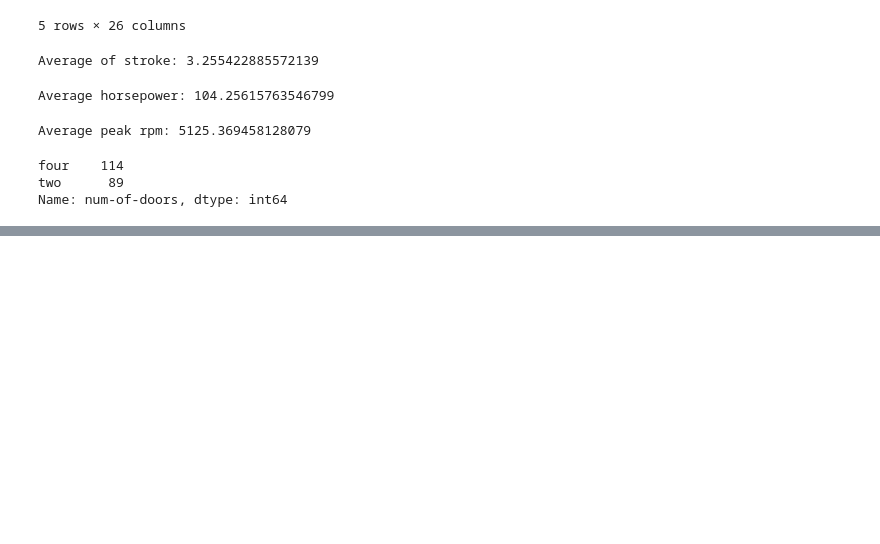
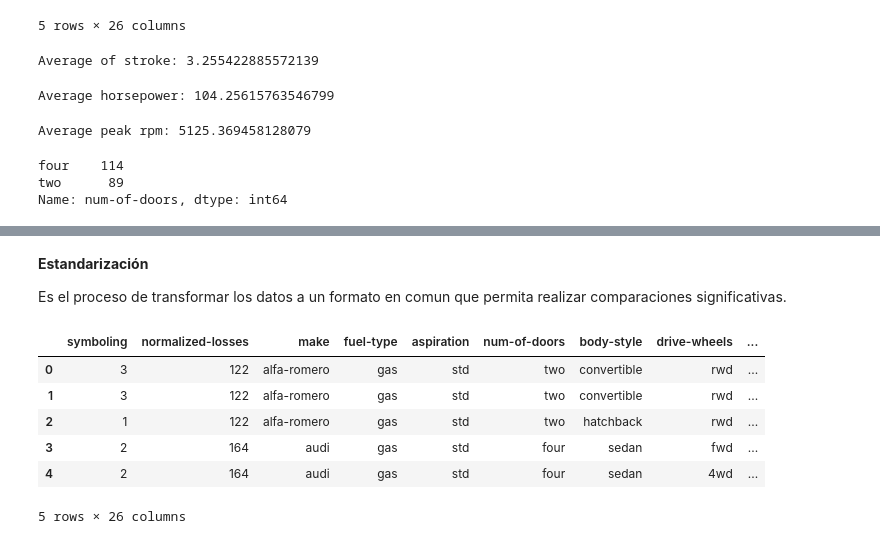
Before and after one commit to PosgradoMNA/actividades-de-aprendizaje-jesusrincon1328, a Jupyter notebook: Data Analysis with Python/Module_2__Data_Wrangling.ipynb, the cells around one changed output, grey strips where cells are left out. Saved outputs shown, nothing was run; the diff lists cells and outputs as text; code cells hidden in the pictures; blank space fills up the shorter version.

```diff
--- a/Data Analysis with Python/Module_2__Data_Wrangling.ipynb
+++ b/Data Analysis with Python/Module_2__Data_Wrangling.ipynb
@@ -206,0 +213,9 @@ Name: num-of-doors, dtype: int64
+# %%
+#reemplazar el valor Nan de la columna "num-of-doors" por el valor mas comun.
+df["num-of-doors"].replace(np.nan, "four", inplace = True)
+# %%
+#finalmente eliminemos las filas que no contienen "price data"
+df.dropna(subset =["price"], axis = 0, inplace = True)
+
+#aplicamos reset-index debido a que se eliminaron 2 filas
+df.reset_index(drop=True, inplace=True)
@@ -206,0 +259,6 @@ Name: num-of-doors, dtype: int64
+# %%
+#convertir los datos al formato correcto.
+df[["bore", "stroke"]] = df[["bore", "stroke"]].astype("float")
+df[["normalized-losses"]] = df[["normalized-losses"]].astype("int")
+df[["price"]] = df[["price"]].astype("float")
+df[["peak-rpm"]] = df[["peak-rpm"]].astype("float")
@@ -206,0 +285,17 @@ Name: num-of-doors, dtype: int64
+# %% [markdown]
+**Estandarización**
+
+Es el proceso de transformar los datos a un formato en comun que permita realizar comparaciones significativas.
+# %%
+#las columnas "city-mpg" y "highway-mpg" se encuentran en las unidades de mpg(millas por galon)
+#transformar las columnas a la unidad L/100km (L/100km = 235 / mpg)
+
+df.head()
+# %% [output]
+|  | symboling | normalized-losses | make | fuel-type | aspiration | num-of-doors | body-style | drive-wheels | ... |
+| 0 | 3 | 122 | alfa-romero | gas | std | two | convertible | rwd | ... |
+| 1 | 3 | 122 | alfa-romero | gas | std | two | convertible | rwd | ... |
+| 2 | 1 | 122 | alfa-romero | gas | std | two | hatchback | rwd | ... |
+| 3 | 2 | 164 | audi | gas | std | four | sedan | fwd | ... |
+| 4 | 2 | 164 | audi | gas | std | four | sedan | 4wd | ... |
+5 rows × 26 columns
```
Also changed, not shown: parts of 9 cells of this notebook.
